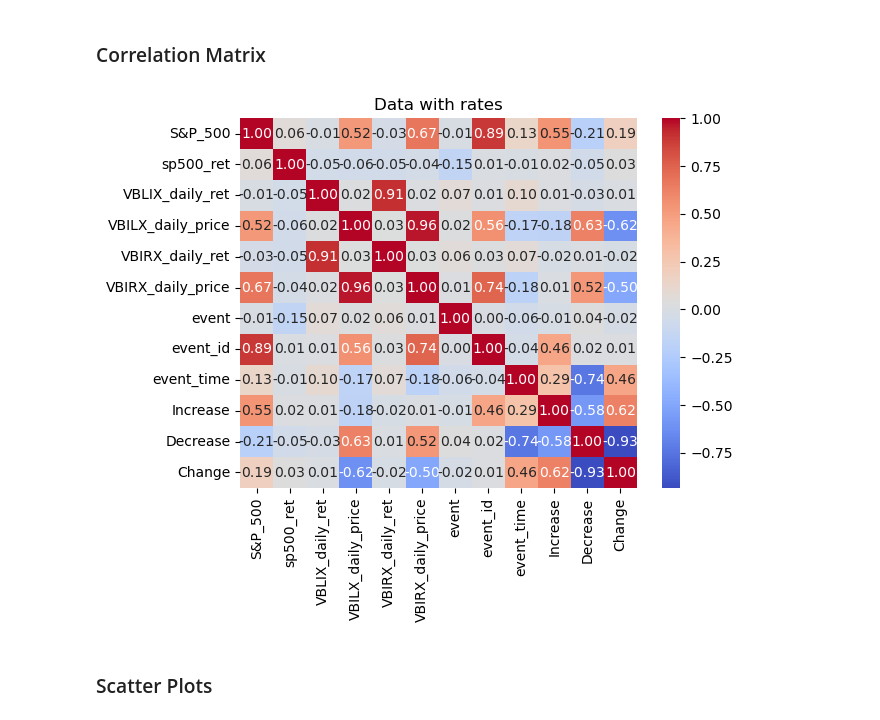
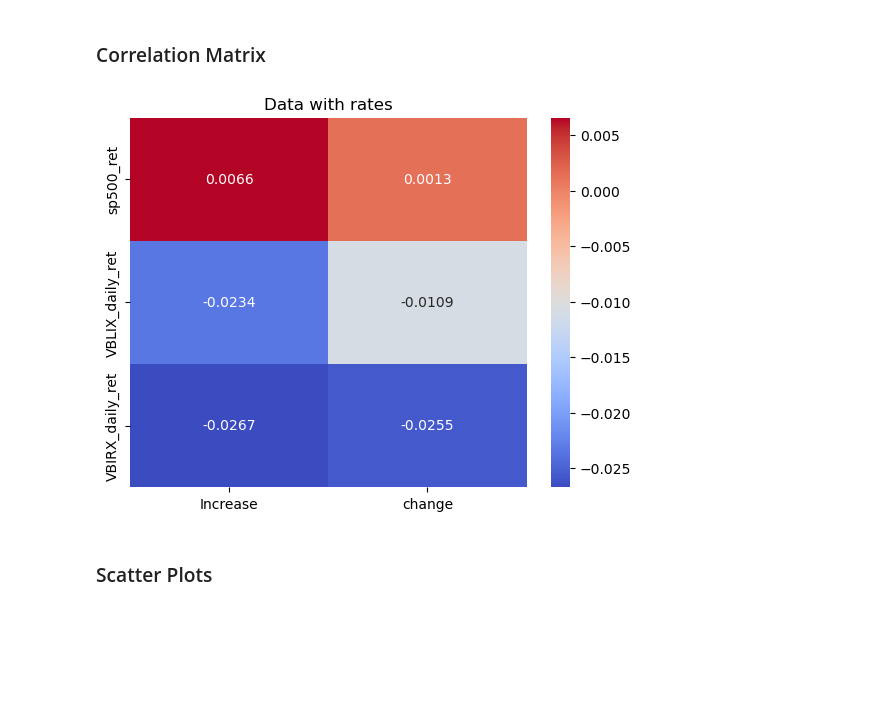
Before and after one commit to mab923/finalteamproject, a Jupyter notebook: Final_Project.ipynb, the cells around one changed output. Saved outputs shown, nothing was run; the diff lists cells and outputs as text; code cells hidden in the pictures; blank space fills up the shorter version.

```diff
--- a/Final_Project.ipynb
+++ b/Final_Project.ipynb
@@ -185,4 +185,8 @@ event_time_rets = (
 
     # clear out useless columns
     .drop(['_merge','date2','increment','inc_at_e'],axis=1)
+    # .query('event_id == 13')
+    # .iloc[:,-8:]
+
+    .query('event_id != 13 & event_id != 14')
 )
@@ -205,4 +213,9 @@ event_time_rets = event_time_rets.merge(fomc_rates,
                       right_on = 'Date',
                       how = 'left',
                       validate = 'm:1').drop('Date_y',axis=1)
+# %%
+event_time_rets.eval('change = Increase - Decrease', inplace = True)
+event_time_rets.eval('Increase = Increase > 0',inplace=True)
+# %%
+event_time_rets.drop(['Decrease', 'Tgt_level','Change'],axis=1,inplace=True)
 # %%
@@ -224,12 +223,12 @@ event_time_rets
 # %% [markdown]
 ### Correlation Matrix
 # %%
-corr_matrix = event_time_rets.corr()
-sns.heatmap(corr_matrix, annot=True, cmap='coolwarm', fmt='.2f')
+corr_matrix = event_time_rets.corr().iloc[[1,2,4],-2:]
+sns.heatmap(corr_matrix, annot=True, cmap='coolwarm', fmt='.4f')
 plt.title('Data with rates')
 plt.show()
 # %% [output]
-[figure, old version]
+[figure, new version]
 # %% [markdown]
 ### Scatter Plots
 # %% [markdown]
```
Also changed, not shown: parts of 28 cells of this notebook.
